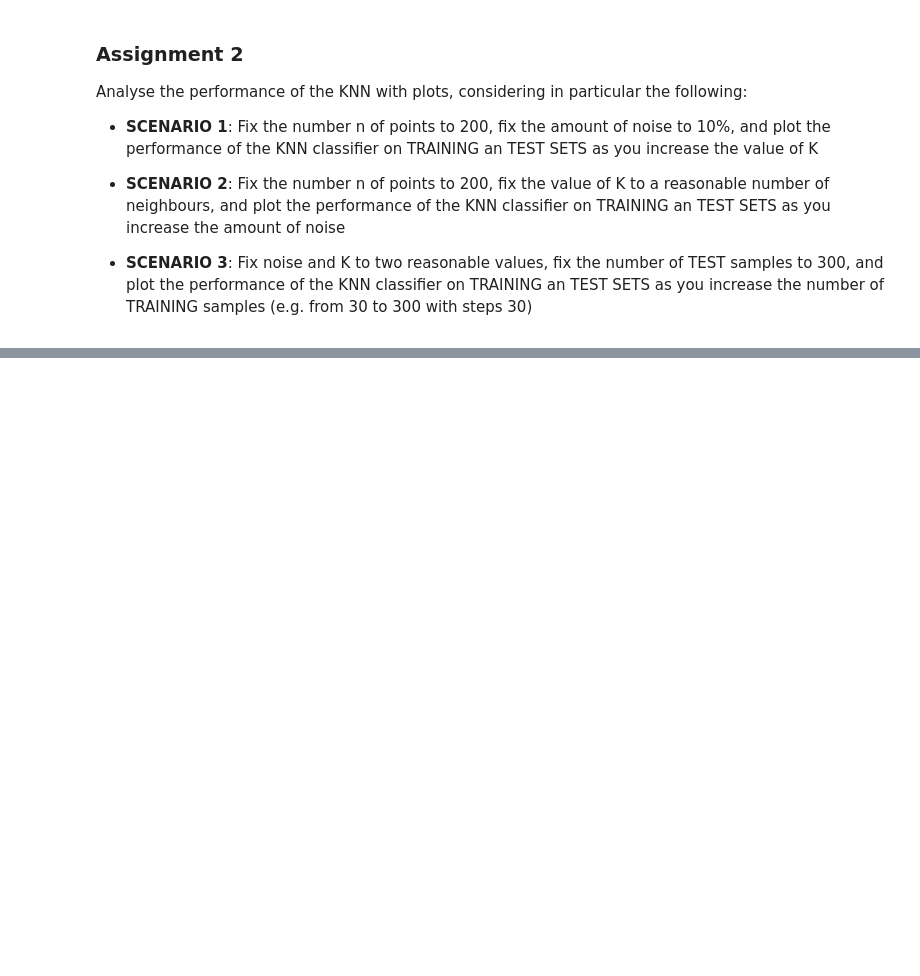
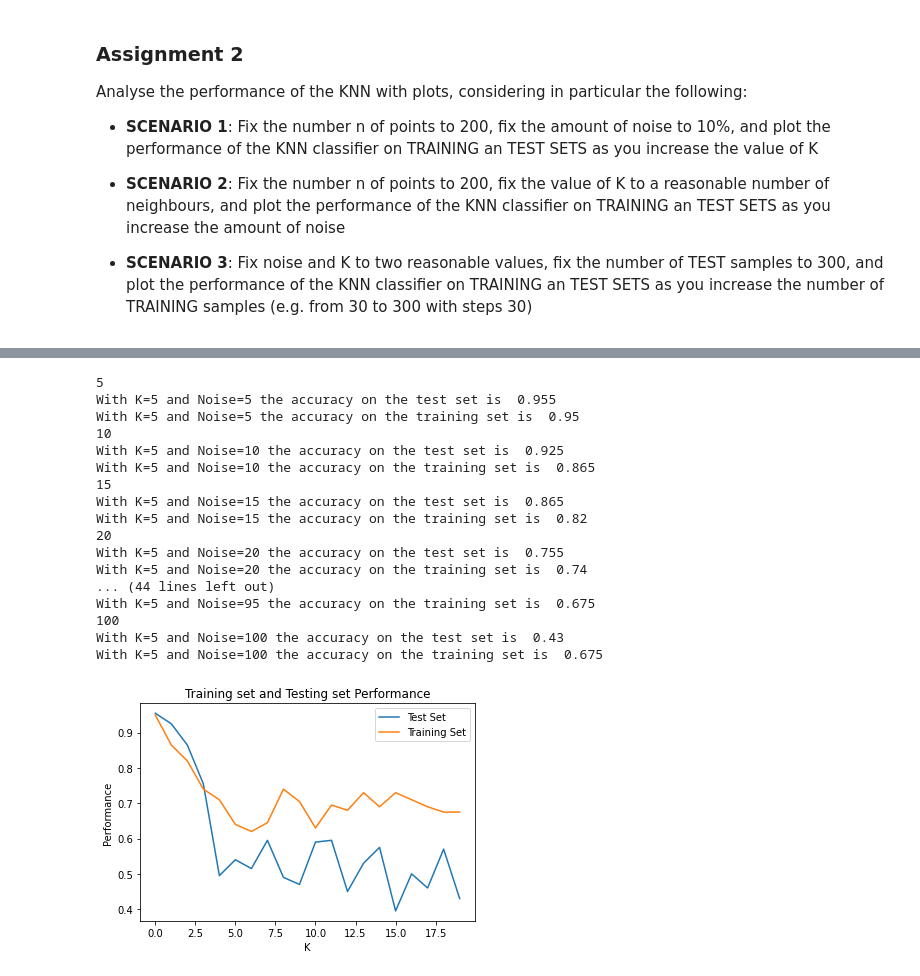
Before and after one commit to mosemb/MachineLearningAssignments, a Jupyter notebook: 02_LocalMethods.ipynb, the cells around one changed output, grey strips where cells are left out. Saved outputs shown, nothing was run; the diff lists cells and outputs as text; code cells hidden in the pictures; blank space fills up the shorter version.

```diff
--- a/02_LocalMethods.ipynb
+++ b/02_LocalMethods.ipynb
@@ -434,2 +391,23 @@ for i in range(5,r+6,5):
+# %%
+knn3(5,99)
+# %% [output]
+5
+With K=5 and Noise=5 the accuracy on the test set is  0.955
+With K=5 and Noise=5 the accuracy on the training set is  0.95
+10
+With K=5 and Noise=10 the accuracy on the test set is  0.925
+With K=5 and Noise=10 the accuracy on the training set is  0.865
+15
+With K=5 and Noise=15 the accuracy on the test set is  0.865
+With K=5 and Noise=15 the accuracy on the training set is  0.82
+20
+With K=5 and Noise=20 the accuracy on the test set is  0.755
+With K=5 and Noise=20 the accuracy on the training set is  0.74
+... (44 lines left out)
+With K=5 and Noise=95 the accuracy on the training set is  0.675
+100
+With K=5 and Noise=100 the accuracy on the test set is  0.43
+With K=5 and Noise=100 the accuracy on the training set is  0.675
+[figure, added]
 # %%
 # ... your code for SCENARIO 3 goes here...
```
Also changed, not shown: parts of 8 cells of this notebook.
